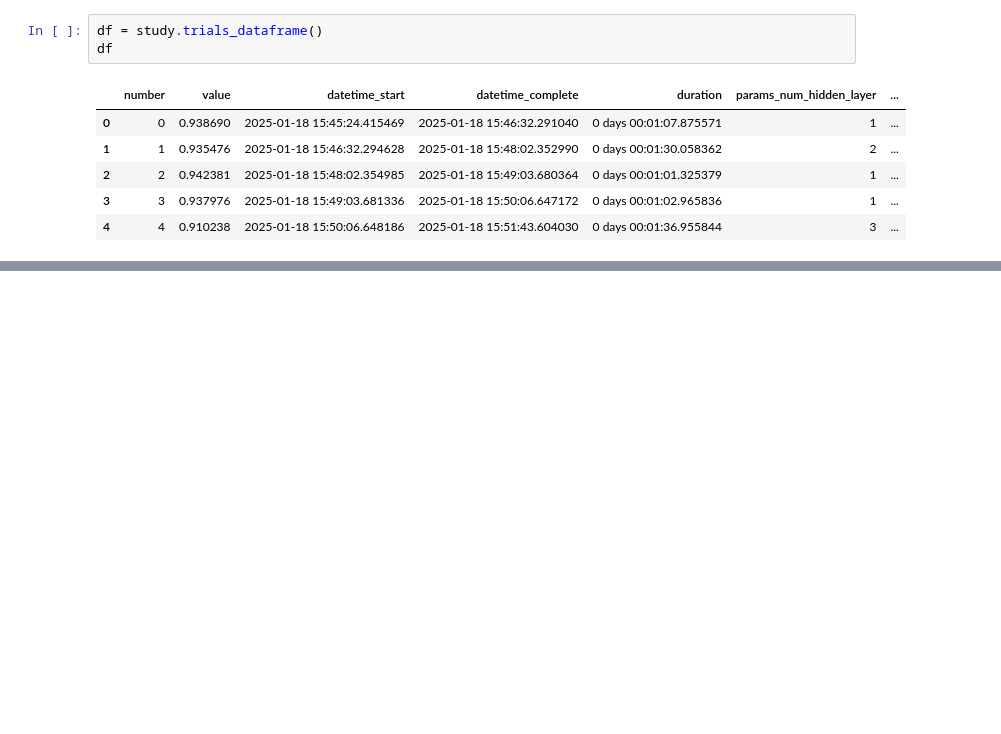
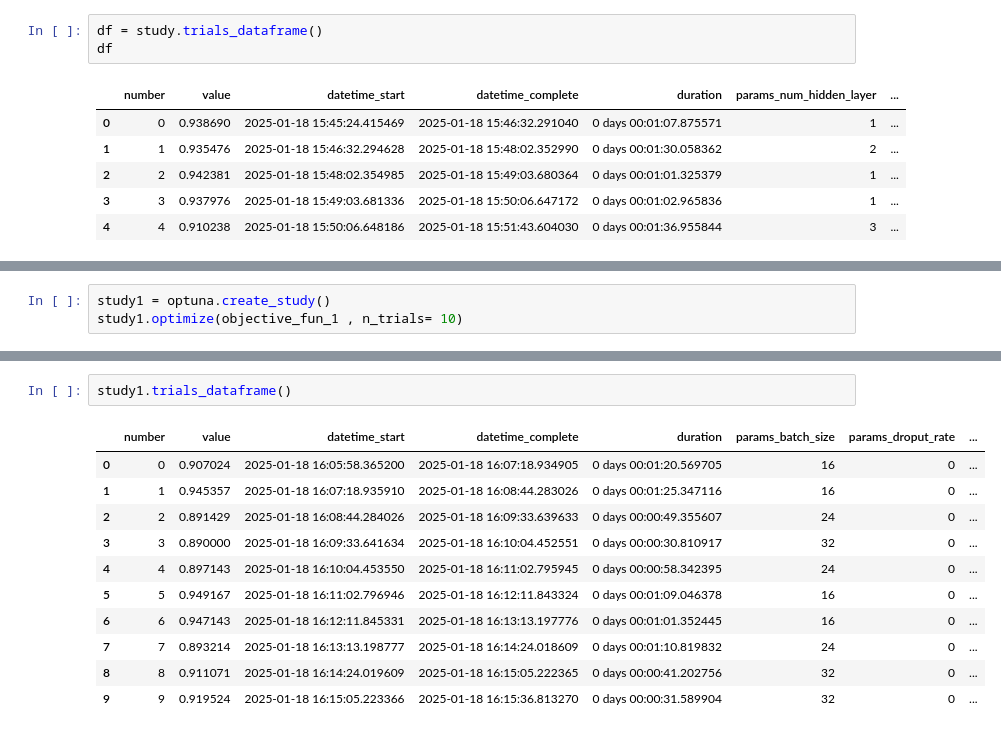
Before and after one commit to Shantnu-singh/PyTorch---Basic-to-Advance, a Jupyter notebook: L10 - Hyperparamter Tuning.ipynb, the cells around one changed output, grey strips where cells are left out. Saved outputs shown, nothing was run; the diff lists cells and outputs as text; blank space fills up the shorter version.

```diff
--- a/L10 - Hyperparamter Tuning.ipynb
+++ b/L10 - Hyperparamter Tuning.ipynb
@@ -524,3 +528,6 @@ def objective(trial):
     accuarcy = correct/total
 
     return accuarcy
+# %%
+study1 = optuna.create_study()
+study1.optimize(objective_fun_1 , n_trials= 10)
@@ -526,0 +546,14 @@ def objective(trial):
+# %%
+study1.trials_dataframe()
+# %% [output]
+|  | number | value | datetime_start | datetime_complete | duration | params_batch_size | params_droput_rate | ... |
+| 0 | 0 | 0.907024 | 2025-01-18 16:05:58.365200 | 2025-01-18 16:07:18.934905 | 0 days 00:01:20.569705 | 16 | 0 | ... |
+| 1 | 1 | 0.945357 | 2025-01-18 16:07:18.935910 | 2025-01-18 16:08:44.283026 | 0 days 00:01:25.347116 | 16 | 0 | ... |
+| 2 | 2 | 0.891429 | 2025-01-18 16:08:44.284026 | 2025-01-18 16:09:33.639633 | 0 days 00:00:49.355607 | 24 | 0 | ... |
+| 3 | 3 | 0.890000 | 2025-01-18 16:09:33.641634 | 2025-01-18 16:10:04.452551 | 0 days 00:00:30.810917 | 32 | 0 | ... |
+| 4 | 4 | 0.897143 | 2025-01-18 16:10:04.453550 | 2025-01-18 16:11:02.795945 | 0 days 00:00:58.342395 | 24 | 0 | ... |
+| 5 | 5 | 0.949167 | 2025-01-18 16:11:02.796946 | 2025-01-18 16:12:11.843324 | 0 days 00:01:09.046378 | 16 | 0 | ... |
+| 6 | 6 | 0.947143 | 2025-01-18 16:12:11.845331 | 2025-01-18 16:13:13.197776 | 0 days 00:01:01.352445 | 16 | 0 | ... |
+| 7 | 7 | 0.893214 | 2025-01-18 16:13:13.198777 | 2025-01-18 16:14:24.018609 | 0 days 00:01:10.819832 | 24 | 0 | ... |
+| 8 | 8 | 0.911071 | 2025-01-18 16:14:24.019609 | 2025-01-18 16:15:05.222365 | 0 days 00:00:41.202756 | 32 | 0 | ... |
+| 9 | 9 | 0.919524 | 2025-01-18 16:15:05.223366 | 2025-01-18 16:15:36.813270 | 0 days 00:00:31.589904 | 32 | 0 | ... |
```
Also changed, not shown: parts of 5 cells of this notebook.
